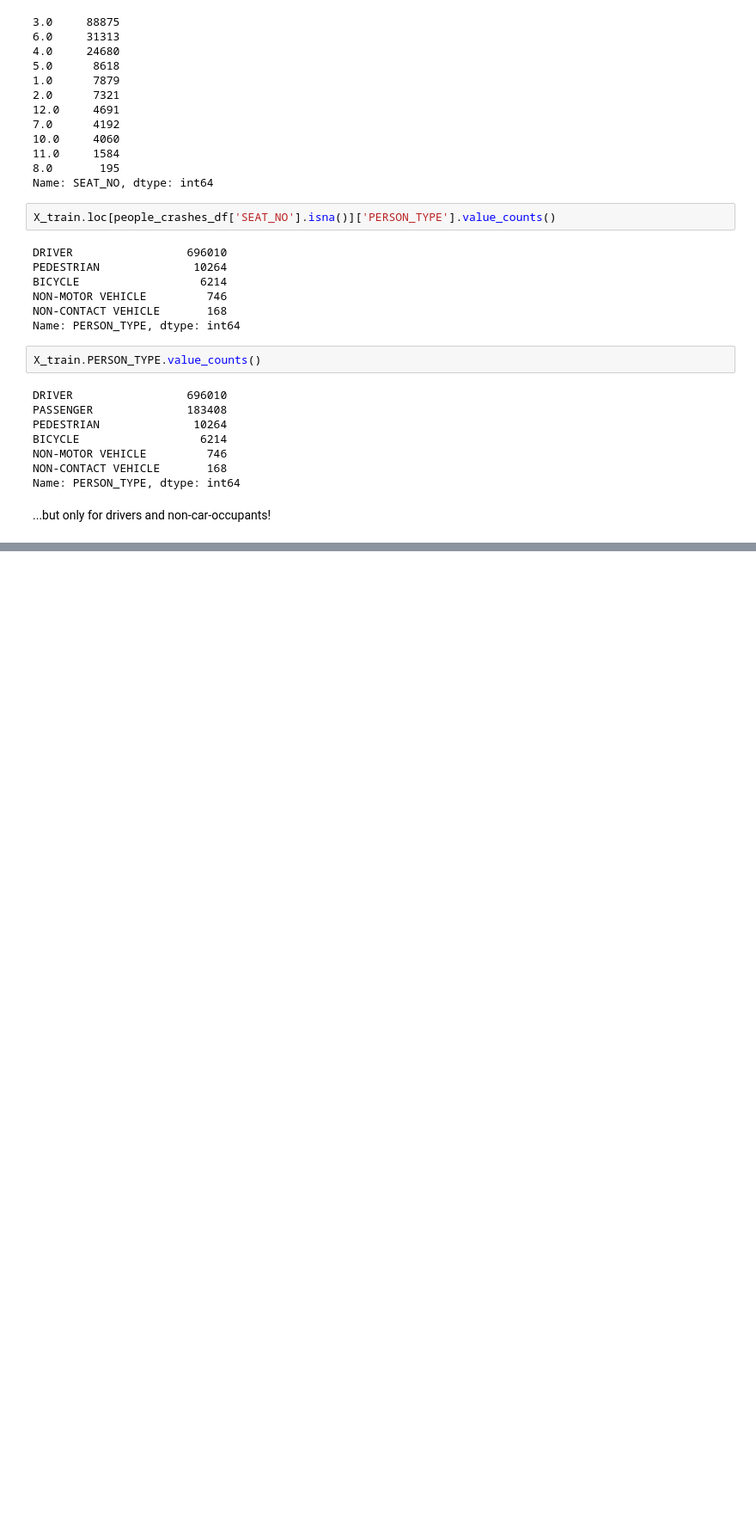
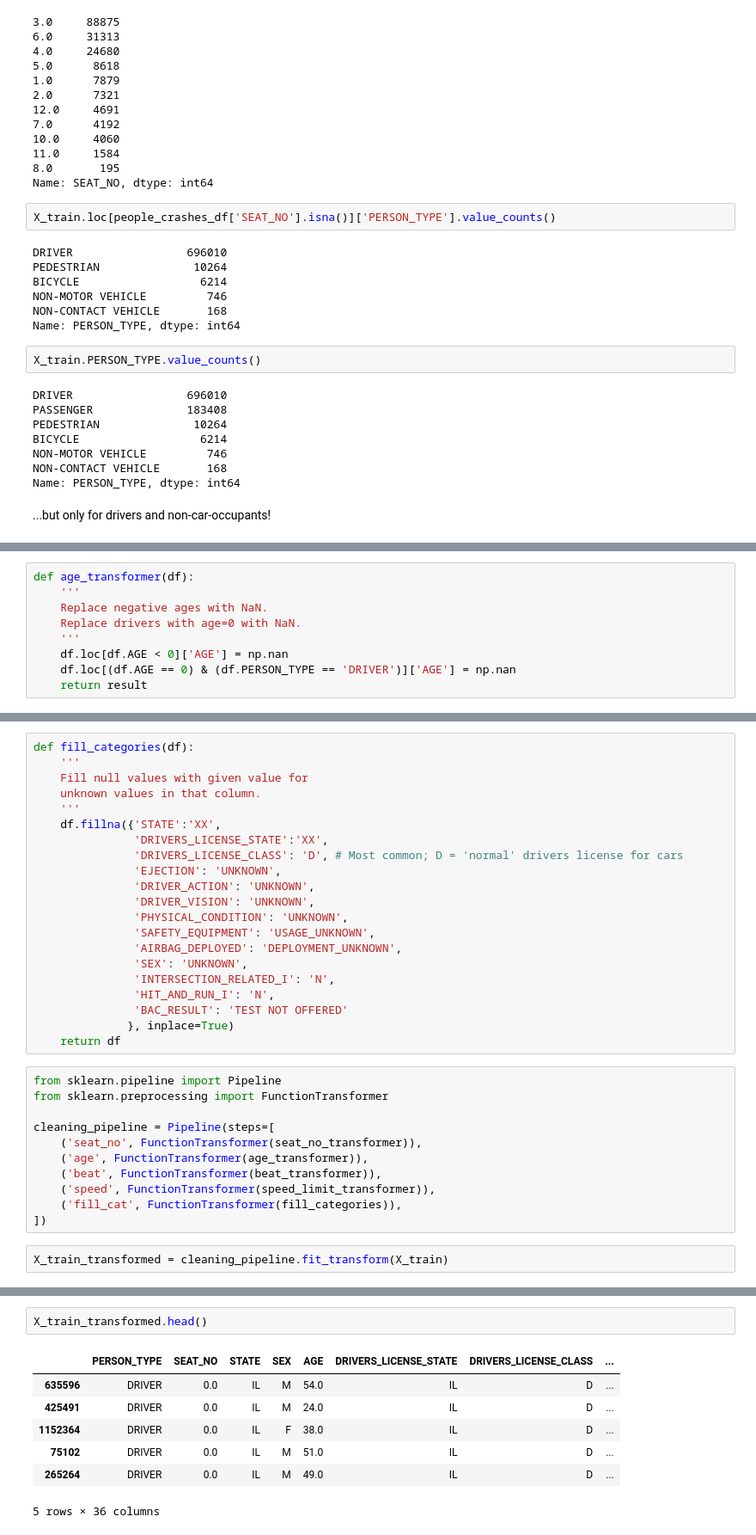
Before and after one commit to AngieKay/Chicago-Crashes, a Jupyter notebook: Markowitz_working_nb.ipynb, the cells around one changed output, grey strips where cells are left out. Shown at 86% size. Drawn from its saved outputs; the diff is of its cells as text; blank space fills up the shorter version.

Commit message:
Complete pipeline, but not working

```diff
--- a/Markowitz_working_nb.ipynb
+++ b/Markowitz_working_nb.ipynb
@@ -705,0 +760,9 @@ people_crashes_df['SEAT_NO'].isna().sum()
+# %%
+def age_transformer(df):
+    '''
+    Replace negative ages with NaN.
+    Replace drivers with age=0 with NaN.
+    '''
+    df.loc[df.AGE < 0]['AGE'] = np.nan
+    df.loc[(df.AGE == 0) & (df.PERSON_TYPE == 'DRIVER')]['AGE'] = np.nan
+    return result
@@ -705,0 +789,34 @@ people_crashes_df['SEAT_NO'].isna().sum()
+# %%
+def fill_categories(df):
+    '''
+    Fill null values with given value for
+    unknown values in that column.
+    '''
+    df.fillna({'STATE':'XX',
+               'DRIVERS_LICENSE_STATE':'XX',
+               'DRIVERS_LICENSE_CLASS': 'D', # Most common; D = 'normal' drivers license for cars
+               'EJECTION': 'UNKNOWN',
+               'DRIVER_ACTION': 'UNKNOWN',
+               'DRIVER_VISION': 'UNKNOWN',
+               'PHYSICAL_CONDITION': 'UNKNOWN',
+               'SAFETY_EQUIPMENT': 'USAGE_UNKNOWN',
+               'AIRBAG_DEPLOYED': 'DEPLOYMENT_UNKNOWN',
+               'SEX': 'UNKNOWN',
+               'INTERSECTION_RELATED_I': 'N',
+               'HIT_AND_RUN_I': 'N',
+               'BAC_RESULT': 'TEST NOT OFFERED'
+              }, inplace=True)
+    return df
+# %%
+from sklearn.pipeline import Pipeline
+from sklearn.preprocessing import FunctionTransformer
+
+cleaning_pipeline = Pipeline(steps=[
+    ('seat_no', FunctionTransformer(seat_no_transformer)),
+    ('age', FunctionTransformer(age_transformer)),
+    ('beat', FunctionTransformer(beat_transformer)),
+    ('speed', FunctionTransformer(speed_limit_transformer)),
+    ('fill_cat', FunctionTransformer(fill_categories)),
+])
+# %%
+X_train_transformed = cleaning_pipeline.fit_transform(X_train)
@@ -706 +841,11 @@ people_crashes_df['SEAT_NO'].isna().sum()
+# %%
+X_train_transformed.head()
+# %% [output]
+|  | PERSON_TYPE | SEAT_NO | STATE | SEX | AGE | DRIVERS_LICENSE_STATE | DRIVERS_LICENSE_CLASS | ... |
+| 635596 | DRIVER | 0.0 | IL | M | 54.0 | IL | D | ... |
+| 425491 | DRIVER | 0.0 | IL | M | 24.0 | IL | D | ... |
+| 1152364 | DRIVER | 0.0 | IL | F | 38.0 | IL | D | ... |
+| 75102 | DRIVER | 0.0 | IL | M | 51.0 | IL | D | ... |
+| 265264 | DRIVER | 0.0 | IL | M | 49.0 | IL | D | ... |
+5 rows × 36 columns
 # %%
```
Also changed, not shown: parts of 25 cells of this notebook.
